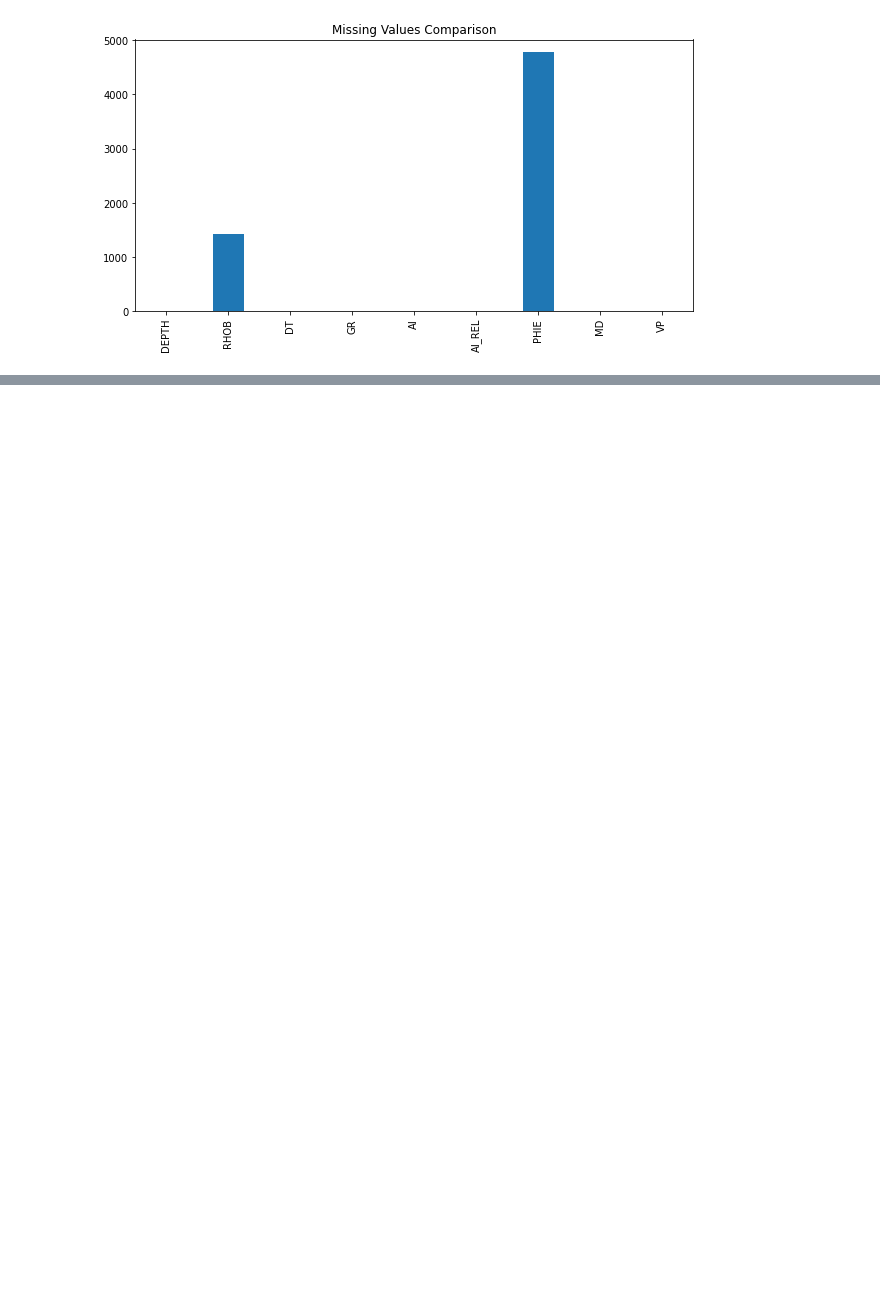
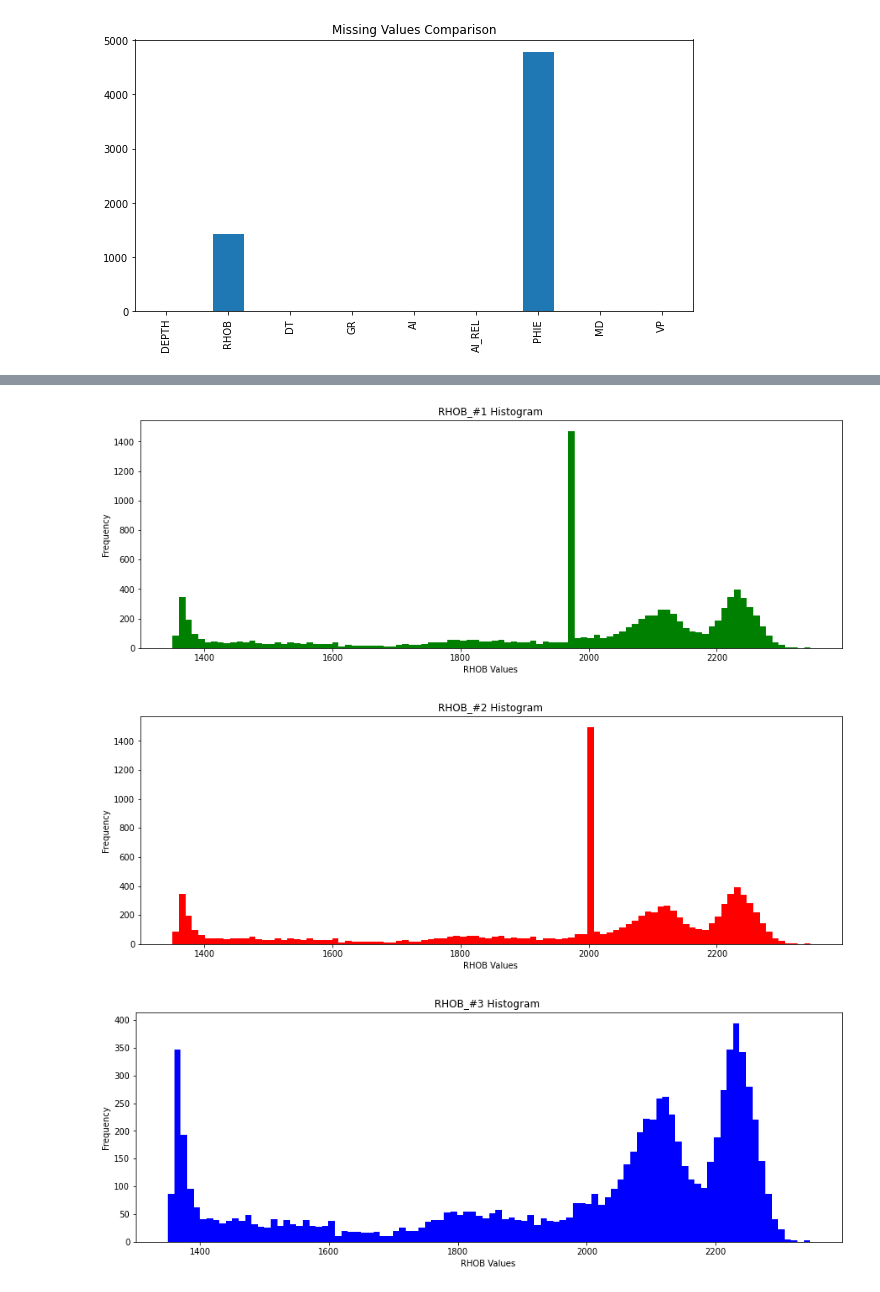
Before and after one commit to Dr-Islam/Learn, a Jupyter notebook: Day4_of_10_IA.ipynb, the cells around one changed output, grey strips where cells are left out. Cells and saved outputs as stored; diff of their text form; code cells hidden in the pictures; blank space fills up the shorter version.

```diff
--- a/Day4_of_10_IA.ipynb
+++ b/Day4_of_10_IA.ipynb
@@ -125,8 +125,8 @@ df_edited_2.describe()
 # %%
 #3. fill in null values using three different methods
 #4. produce statistics of the different methods and plot them
-#c. fill by drop na
-df_edited_3=df.dropna()
+#c. fill by interpolation (polynomial)
+df_edited_3=df.interpolate(method='polynomial', order=2, limit_direction='backward')
 df_edited_3.describe()
 # %% [output]
 |  | DEPTH | RHOB | DT | GR | AI | AI_REL | PHIE | MD | VP |
@@ -141 +141,27 @@ df_edited_3.describe()
+# %%
+#plot the output
+plt.figure(figsize=(15,5))
+plt.hist(df_edited.RHOB, color='g', bins = 100)
+plt.title('RHOB_#1 Histogram ')
+plt.xlabel('RHOB Values ')
+plt.ylabel('Frequency')
+plt.show();
+
+plt.figure(figsize=(15,5))
+plt.hist(df_edited_2.RHOB, color='r', bins = 100)
+plt.title('RHOB_#2 Histogram ')
+plt.xlabel('RHOB Values ')
+plt.ylabel('Frequency')
+plt.show();
+
+plt.figure(figsize=(15,5))
+plt.hist(df_edited_3.RHOB, color='b', bins = 100)
+plt.title('RHOB_#3 Histogram ')
+plt.xlabel('RHOB Values ')
+plt.ylabel('Frequency')
+plt.show();
+# %% [output]
+[figure, added]
+[figure, added]
+[figure, added]
 # %%
```
Also changed, not shown: parts of 3 cells of this notebook, 7 other files.
